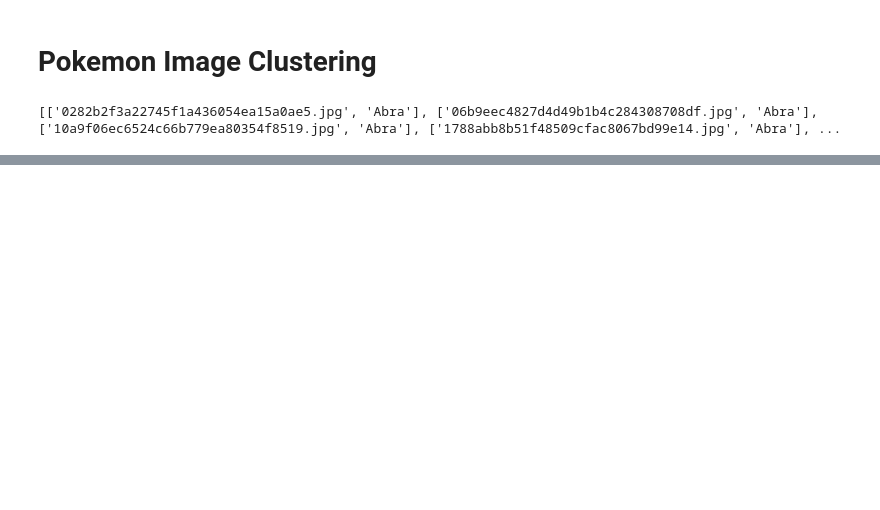
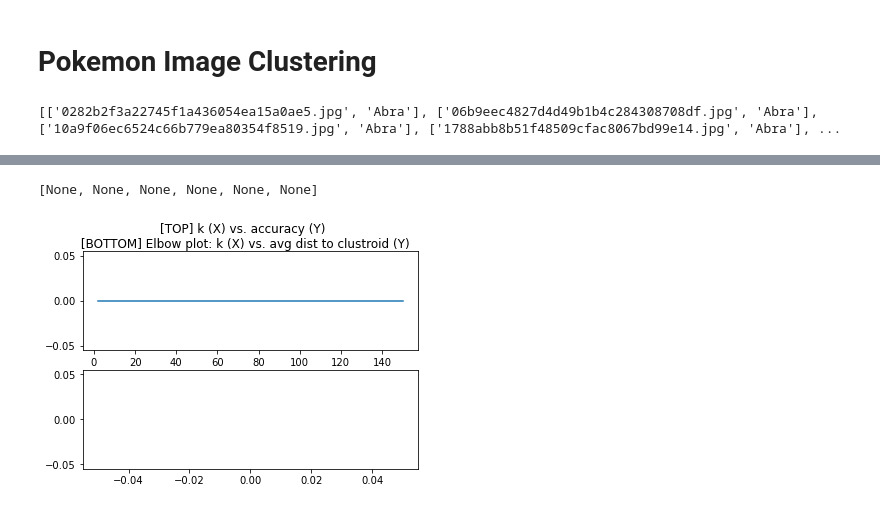
Before and after one commit to tannerball/pokemon-image-clustering, a Jupyter notebook: PokemonCode.ipynb, the cells around one changed output, grey strips where cells are left out. Drawn from its saved outputs; the diff is of its cells as text; code cells hidden in the pictures; blank space fills up the shorter version.

```diff
--- a/PokemonCode.ipynb
+++ b/PokemonCode.ipynb
@@ -143,6 +143,7 @@ class img_K_means:
                     self.dist += self.squared_dist(cluster_tuple[1],self.clusters[cluster][0][1])
                 ctr+=1
         self.dist/=len(self.imgs)
+        return self.dist
 # %%
 Ks = [2,5,10,20,50,150]
 k_clusters = []
@@ -185,3 +186,6 @@ Paras 13
 # %%
 for k_cluster in k_clusters:
     print(k_cluster.clusters.keys())
+dists1 = []
+for k_cluster in k_clusters:
+    dists1.append(k_cluster.elbow())
@@ -188,5 +199,9 @@ for k_cluster in k_clusters:
 # %%
 fig, axs = plt.subplots(2)
 fig.suptitle("[TOP] k (X) vs. accuracy (Y) \n [BOTTOM] Elbow plot: k (X) vs. avg dist to clustroid (Y) ")
 axs[0].plot(Ks, accs)
-axs[1].plot(Ks, dists)
+axs[1].plot(Ks, dists1)
+print(dists1)
+# %% [output]
+[None, None, None, None, None, None]
+[figure, added]
```
Also changed, not shown: parts of 2 cells of this notebook.
